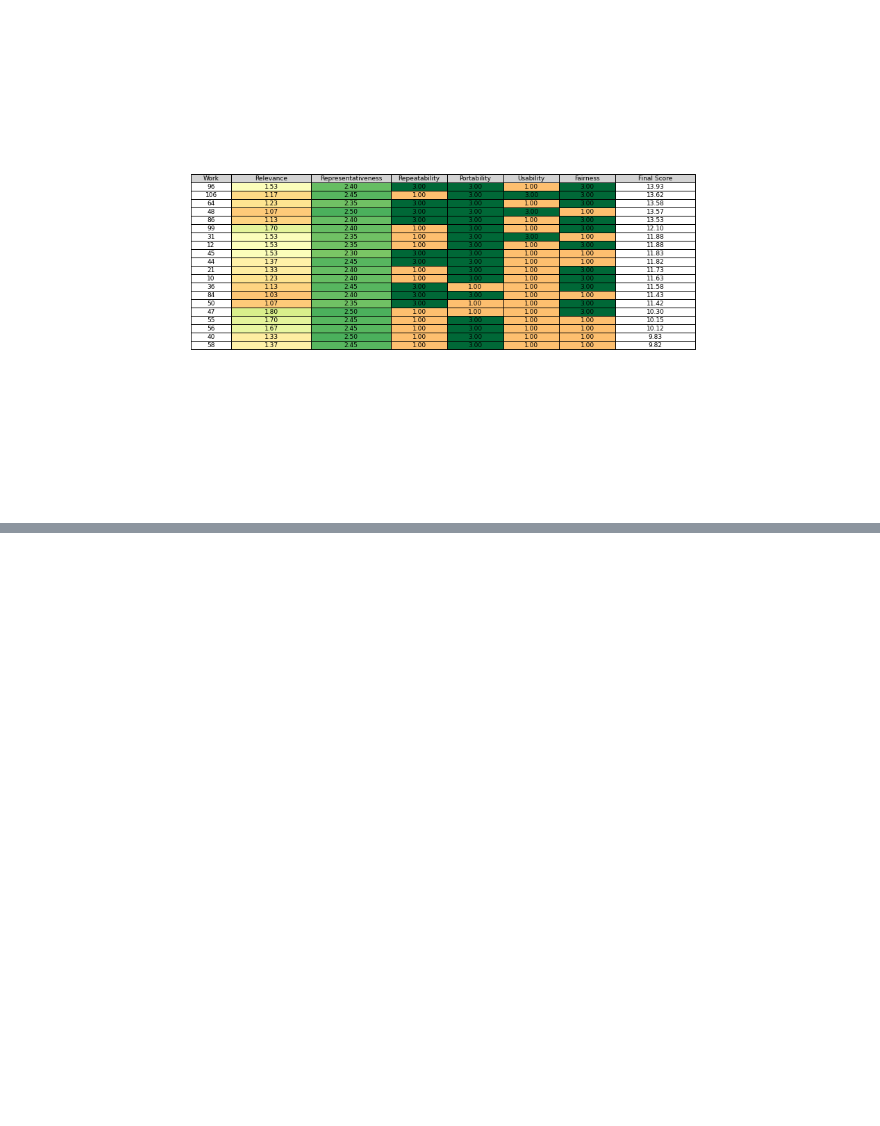
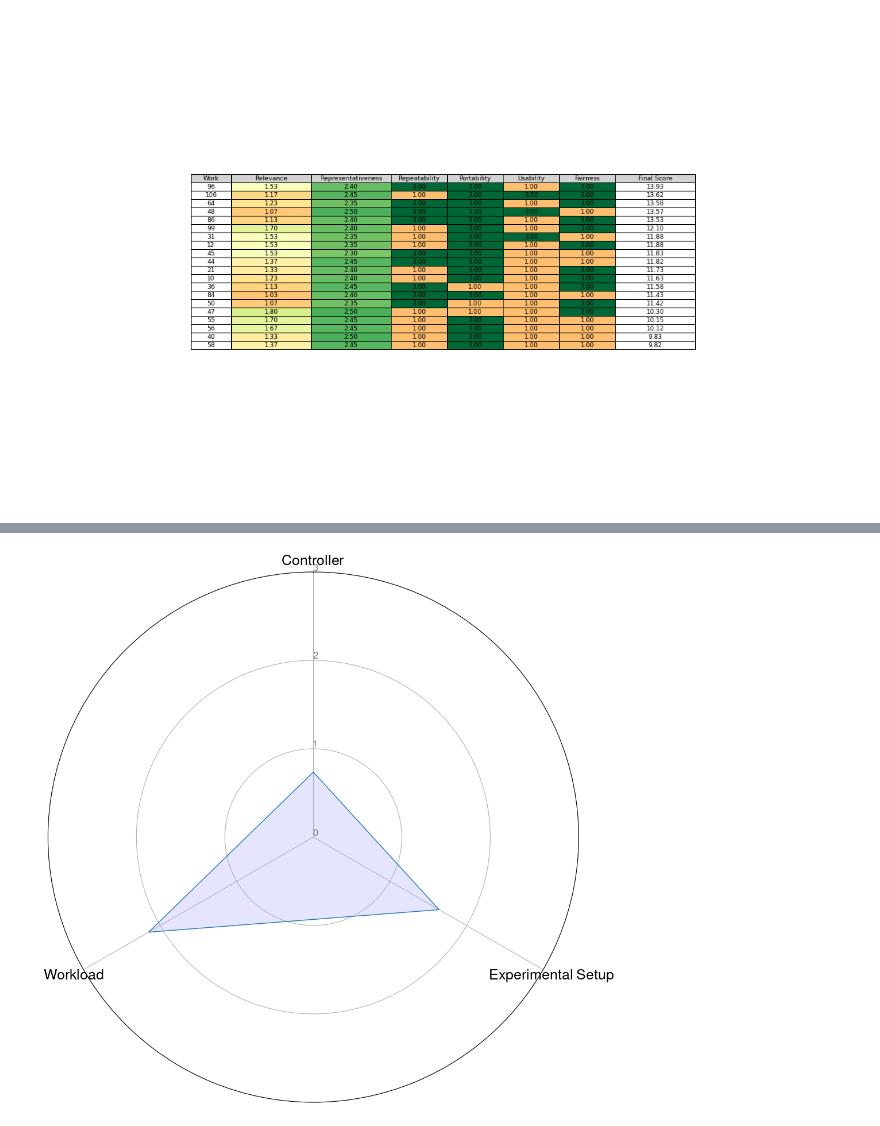
Before and after one commit to sandinojardim/sysrev-sdn-bm, a Jupyter notebook: final/Data_Extraction.ipynb, the cells around one changed output, grey strips where cells are left out. Saved outputs shown, nothing was run; the diff lists cells and outputs as text; code cells hidden in the pictures; blank space fills up the shorter version.

```diff
--- a/final/Data_Extraction.ipynb
+++ b/final/Data_Extraction.ipynb
@@ -390,0 +433,24 @@ df[['Ctrl_concern','Setup_concern','Wkl_concern','Fairness']].to_csv("fairness.c
+# %%
+#Evaluat_Relev	Traffic_Relev	Ctrl_Relev	Topo_Relev
+relevance_values = [df['Evaluat_Relev'].sum()/len(df),df['Traffic_Relev'].sum()/len(df), df['Ctrl_Relev'].sum()/len(df), df['Topo_Relev'].sum()/len(df)]
+relevance_labels = ['Evaluation','Traffic','Controller', 'Topology']
+
+repr_values = [3*df['Att. comp.'].sum()/len(df),3*df['Svc comp.'].sum()/len(df), 3*df['Repr_ES'].sum()/len(df), 3*df['Repr_Int'].sum()/len(df)]
+repr_labels = ['Attributes','Service','Experimental Setup', 'Interactions']
+
+uc_values = [df['DC'].sum()/len(df), df['NV'].sum()/len(df), df['SDW'].sum()/len(df),df['IOT'].sum()/len(df),df['NT'].sum()/len(df)]
+uc_labels = ['DC Switching Fabric','Network Virtualization','SD-WAN', 'IoT','Network Telemetry']
+
+repeat_values = [3*df['Demonstrable'].sum()/len(df), 3*df['Inferable'].sum()/len(df), 3*df['Verifiable'].sum()/len(df),3*df['Repeat tests'].sum()/len(df)]
+repeat_labels = ['Demonstrable','Inferable','Verifiable', 'Repeat tests']
+
+portab_values = [3*df['App_Dep'].sum()/len(df), 3*df['Mod_Dep'].sum()/len(df), 3*df['Hw_Dep'].sum()/len(df),3*df['Prot_Dep'].sum()/len(df)]
+portab_labels = ['Application','Module','Hardware', 'Protocol']
+
+fair_values = [3*df['Ctrl_concern'].sum()/len(df), 3*df['Setup_concern'].sum()/len(df), 3*df['Wkl_concern'].sum()/len(df)]
+fair_labels = ['Controller','Experimental Setup','Workload']
+
+ylim = [0, 1, 2, 3]
+plot_radar_chart(fair_values, fair_labels,"Fairness", ylim)
+# %% [output]
+[figure, new version]
```
Also changed, not shown: parts of 16 cells of this notebook.
